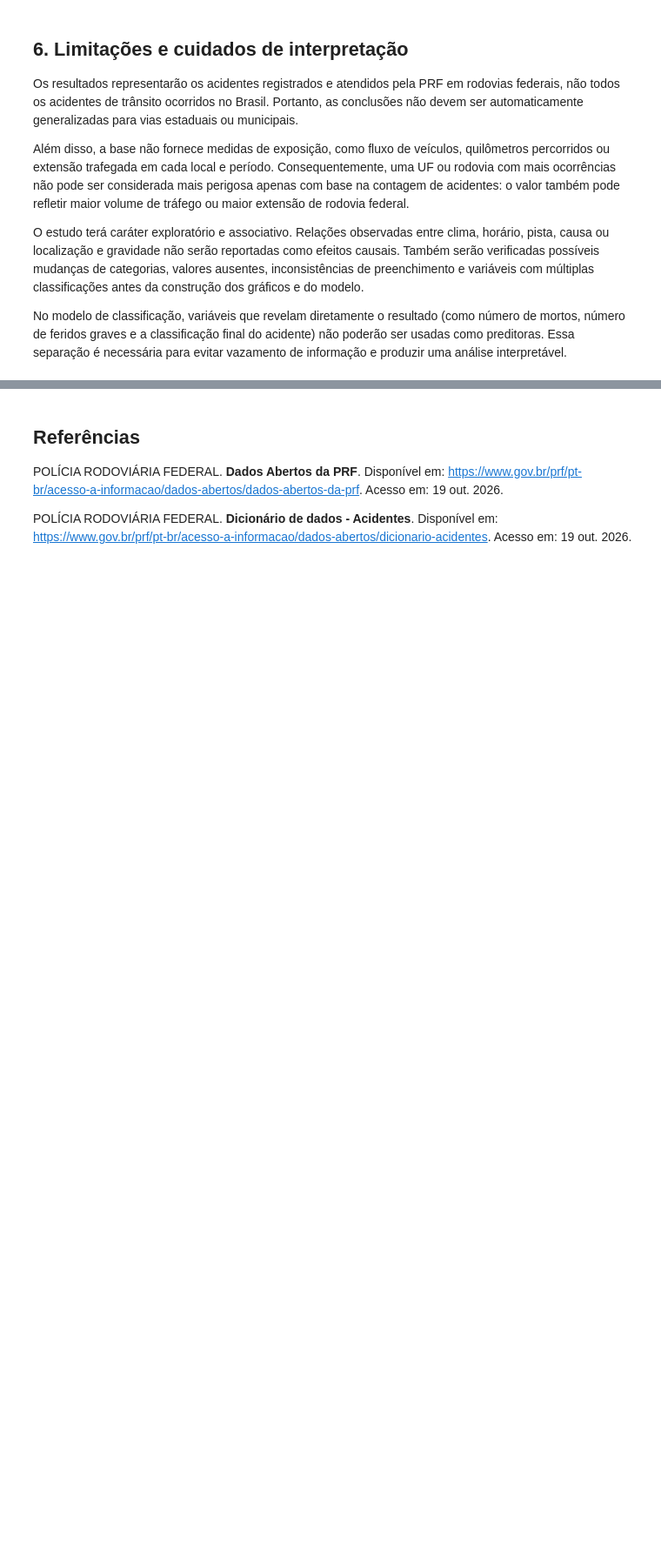
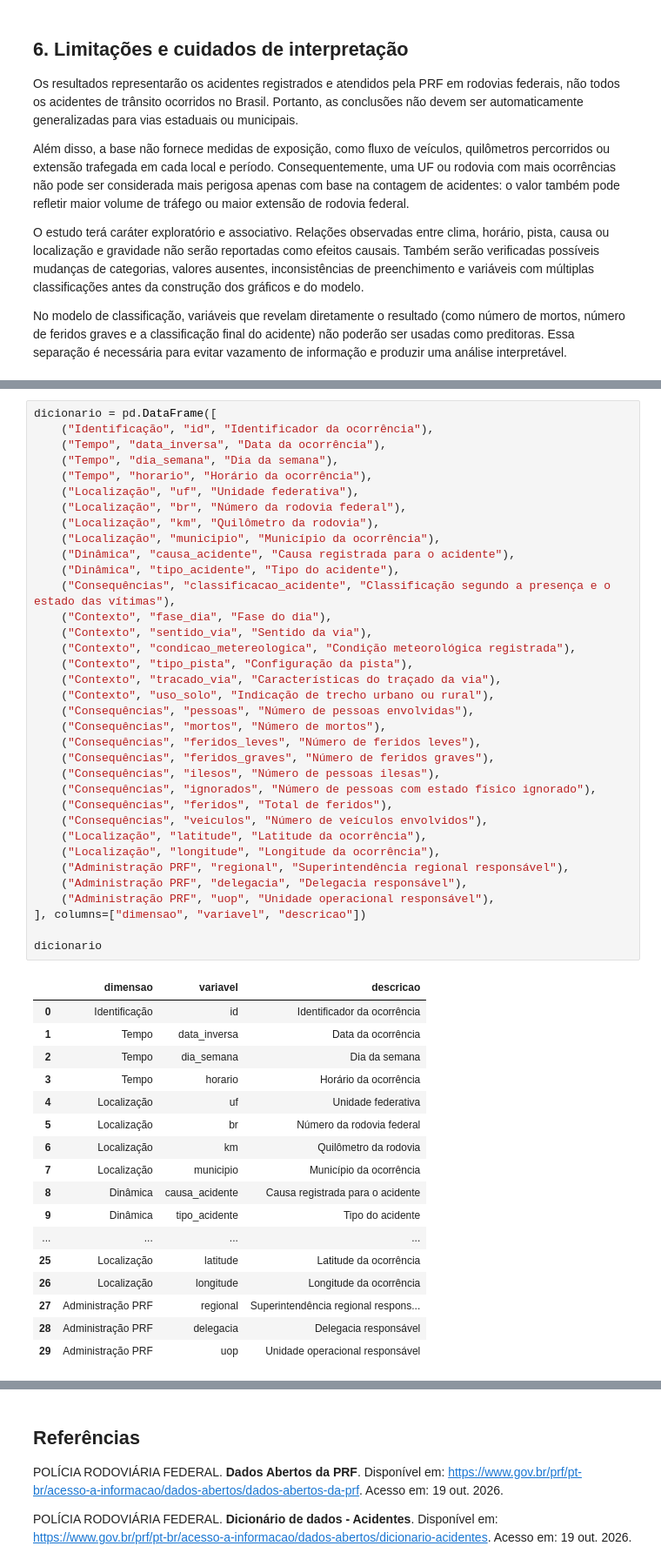
Before and after one commit to MaluSevilha/analise-acidentes-prf, a Jupyter notebook: relatorio.ipynb, the cells around one changed output, grey strips where cells are left out. Shown at 87% size. Saved outputs shown, nothing was run; the diff lists cells and outputs as text; blank space fills up the shorter version.

```diff
--- a/relatorio.ipynb
+++ b/relatorio.ipynb
@@ -97,0 +150,53 @@ No modelo de classificação, variáveis que revelam diretamente o resultado (co
+# %%
+dicionario = pd.DataFrame([
+    ("Identificação", "id", "Identificador da ocorrência"),
+    ("Tempo", "data_inversa", "Data da ocorrência"),
+    ("Tempo", "dia_semana", "Dia da semana"),
+    ("Tempo", "horario", "Horário da ocorrência"),
+    ("Localização", "uf", "Unidade federativa"),
+    ("Localização", "br", "Número da rodovia federal"),
+    ("Localização", "km", "Quilômetro da rodovia"),
+    ("Localização", "municipio", "Município da ocorrência"),
+    ("Dinâmica", "causa_acidente", "Causa registrada para o acidente"),
+    ("Dinâmica", "tipo_acidente", "Tipo do acidente"),
+    ("Consequências", "classificacao_acidente", "Classificação segundo a presença e o estado das vítimas"),
+    ("Contexto", "fase_dia", "Fase do dia"),
+    ("Contexto", "sentido_via", "Sentido da via"),
+    ("Contexto", "condicao_metereologica", "Condição meteorológica registrada"),
+    ("Contexto", "tipo_pista", "Configuração da pista"),
+    ("Contexto", "tracado_via", "Características do traçado da via"),
+    ("Contexto", "uso_solo", "Indicação de trecho urbano ou rural"),
+    ("Consequências", "pessoas", "Número de pessoas envolvidas"),
+    ("Consequências", "mortos", "Número de mortos"),
+    ("Consequências", "feridos_leves", "Número de feridos leves"),
+    ("Consequências", "feridos_graves", "Número de feridos graves"),
+    ("Consequências", "ilesos", "Número de pessoas ilesas"),
+    ("Consequências", "ignorados", "Número de pessoas com estado físico ignorado"),
+    ("Consequências", "feridos", "Total de feridos"),
+    ("Consequências", "veiculos", "Número de veículos envolvidos"),
+    ("Localização", "latitude", "Latitude da ocorrência"),
+    ("Localização", "longitude", "Longitude da ocorrência"),
+    ("Administração PRF", "regional", "Superintendência regional responsável"),
+    ("Administração PRF", "delegacia", "Delegacia responsável"),
+    ("Administração PRF", "uop", "Unidade operacional responsável"),
+], columns=["dimensao", "variavel", "descricao"])
+
+dicionario
+# %% [output]
+|  | dimensao | variavel | descricao |
+| 0 | Identificação | id | Identificador da ocorrência |
+| 1 | Tempo | data_inversa | Data da ocorrência |
+| 2 | Tempo | dia_semana | Dia da semana |
+| 3 | Tempo | horario | Horário da ocorrência |
+| 4 | Localização | uf | Unidade federativa |
+| 5 | Localização | br | Número da rodovia federal |
+| 6 | Localização | km | Quilômetro da rodovia |
+| 7 | Localização | municipio | Município da ocorrência |
+| 8 | Dinâmica | causa_acidente | Causa registrada para o acidente |
+| 9 | Dinâmica | tipo_acidente | Tipo do acidente |
+| ... | ... | ... | ... |
+| 25 | Localização | latitude | Latitude da ocorrência |
+| 26 | Localização | longitude | Longitude da ocorrência |
+| 27 | Administração PRF | regional | Superintendência regional respons... |
+| 28 | Administração PRF | delegacia | Delegacia responsável |
+| 29 | Administração PRF | uop | Unidade operacional responsável |
```
Also changed, not shown: parts of 13 cells of this notebook.
